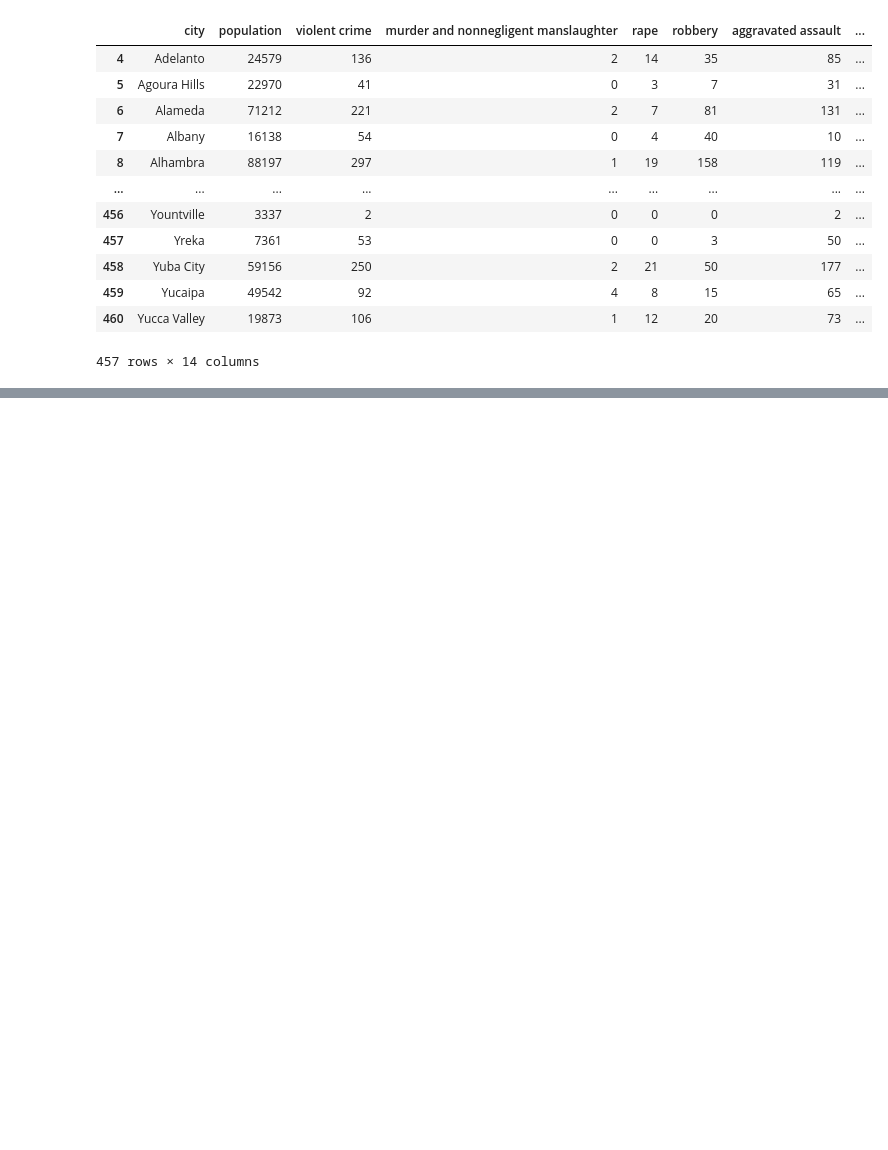
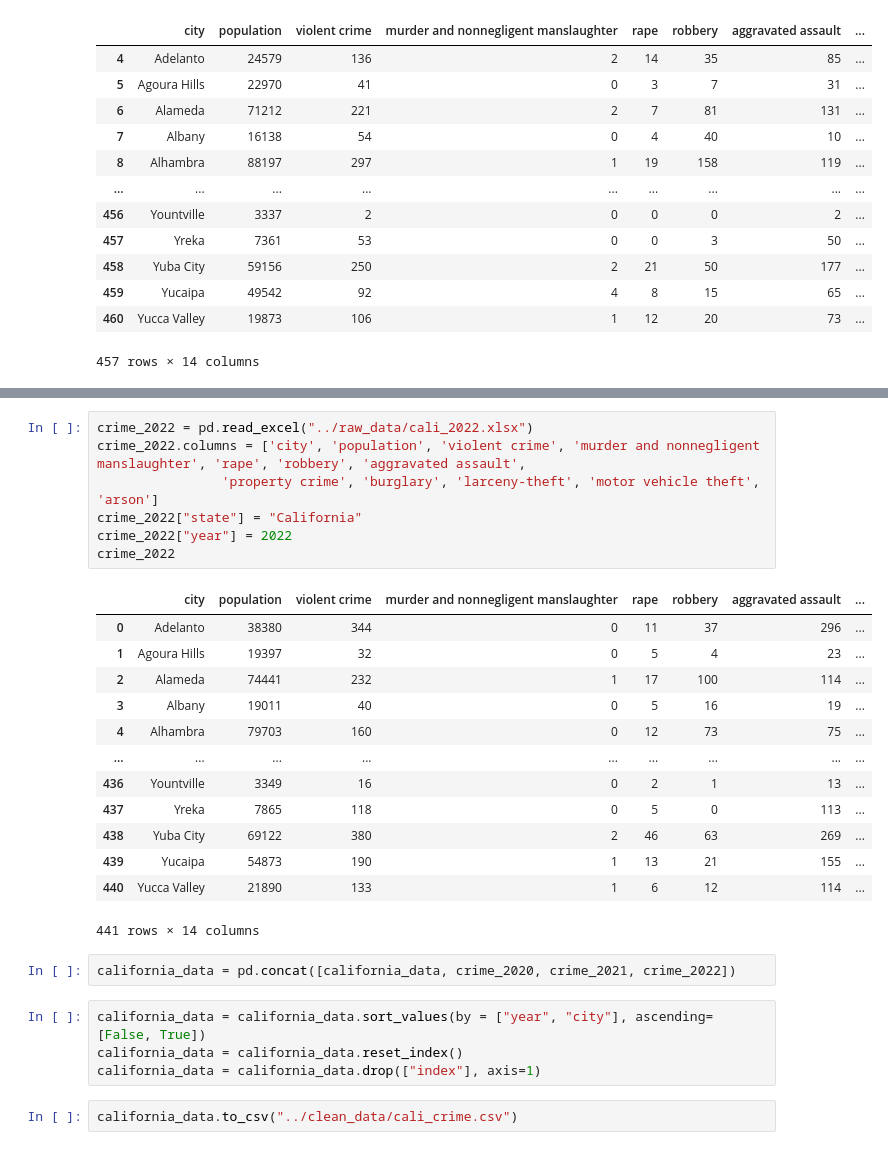
Before and after one commit to BradyHorton/sta141b-proj, a Jupyter notebook: Notebooks/CA_crime_data.ipynb, the cells around one changed output, grey strips where cells are left out. Drawn from its saved outputs; the diff is of its cells as text; blank space fills up the shorter version.

Commit message:
Finished obtaining california crime data from 2003-2022 and exported the file

```diff
--- a/Notebooks/CA_crime_data.ipynb
+++ b/Notebooks/CA_crime_data.ipynb
@@ -175,0 +257,29 @@ crime_2006
+# %%
+crime_2022 = pd.read_excel("../raw_data/cali_2022.xlsx")
+crime_2022.columns = ['city', 'population', 'violent crime', 'murder and nonnegligent manslaughter', 'rape', 'robbery', 'aggravated assault',
+                'property crime', 'burglary', 'larceny-theft', 'motor vehicle theft', 'arson']
+crime_2022["state"] = "California"
+crime_2022["year"] = 2022
+crime_2022
+# %% [output]
+|  | city | population | violent crime | murder and nonnegligent manslaughter | rape | robbery | aggravated assault | ... |
+| 0 | Adelanto | 38380 | 344 | 0 | 11 | 37 | 296 | ... |
+| 1 | Agoura Hills | 19397 | 32 | 0 | 5 | 4 | 23 | ... |
+| 2 | Alameda | 74441 | 232 | 1 | 17 | 100 | 114 | ... |
+| 3 | Albany | 19011 | 40 | 0 | 5 | 16 | 19 | ... |
+| 4 | Alhambra | 79703 | 160 | 0 | 12 | 73 | 75 | ... |
+| ... | ... | ... | ... | ... | ... | ... | ... | ... |
+| 436 | Yountville | 3349 | 16 | 0 | 2 | 1 | 13 | ... |
+| 437 | Yreka | 7865 | 118 | 0 | 5 | 0 | 113 | ... |
+| 438 | Yuba City | 69122 | 380 | 2 | 46 | 63 | 269 | ... |
+| 439 | Yucaipa | 54873 | 190 | 1 | 13 | 21 | 155 | ... |
+| 440 | Yucca Valley | 21890 | 133 | 1 | 6 | 12 | 114 | ... |
+441 rows × 14 columns
+# %%
+california_data = pd.concat([california_data, crime_2020, crime_2021, crime_2022])
+# %%
+california_data = california_data.sort_values(by = ["year", "city"], ascending=[False, True])
+california_data = california_data.reset_index()
+california_data = california_data.drop(["index"], axis=1)
+# %%
+california_data.to_csv("../clean_data/cali_crime.csv")
```
Also changed, not shown: parts of 7 cells of this notebook, 6 other files.
